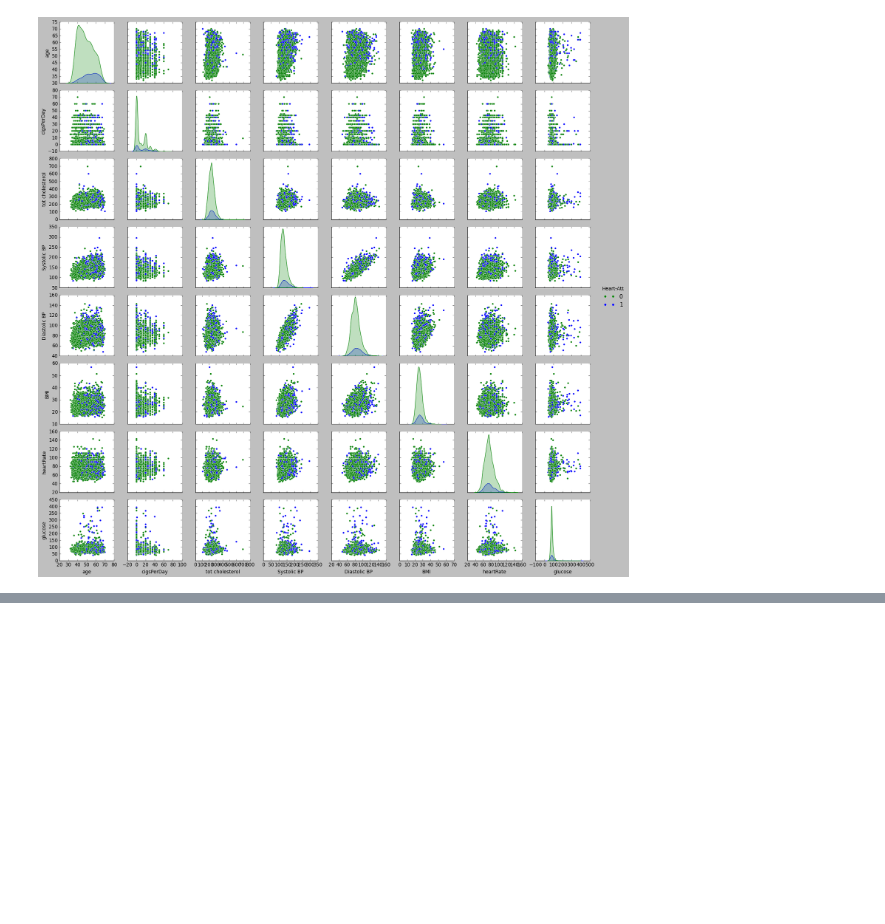
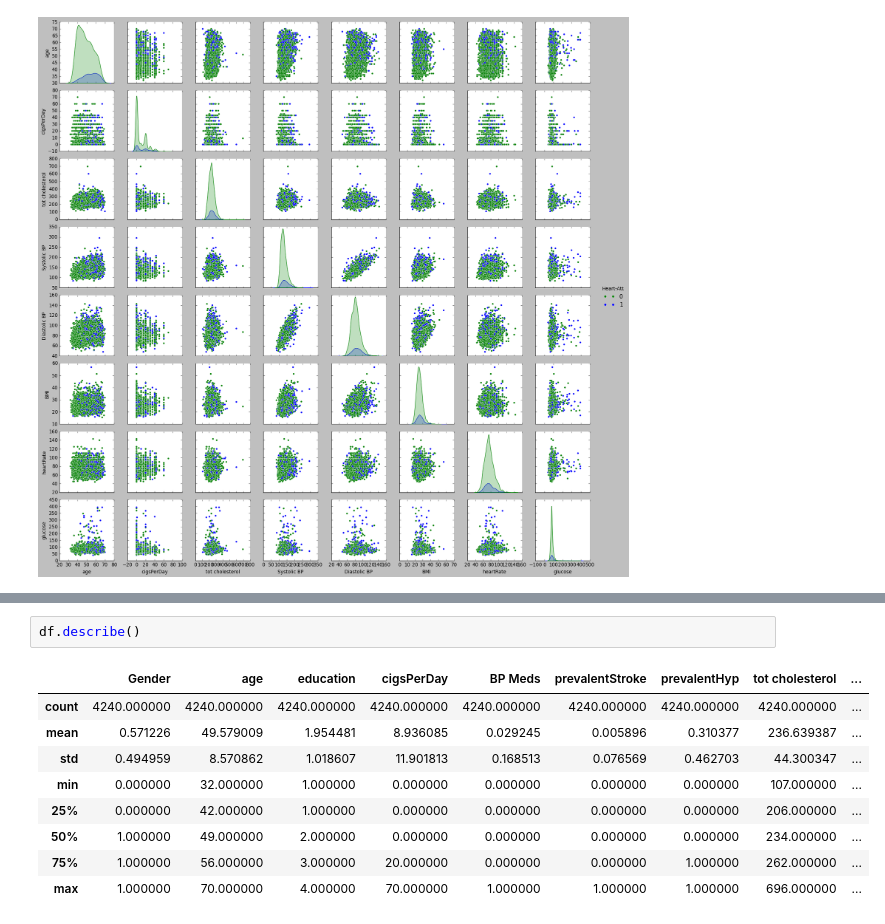
Before and after one commit to kumarideepali0402/AI-ML, a Jupyter notebook: practice.ipynb, the cells around one changed output, grey strips where cells are left out. Cells and saved outputs as stored; diff of their text form; blank space fills up the shorter version.

```diff
--- a/practice.ipynb
+++ b/practice.ipynb
@@ -316,0 +367,12 @@ sns.pairplot(df[num+["Heart-Att"]],hue="Heart-Att",palette=["green","blue"])
+# %%
+df.describe()
+# %% [output]
+|  | Gender | age | education | cigsPerDay | BP Meds | prevalentStroke | prevalentHyp | tot cholesterol | ... |
+| count | 4240.000000 | 4240.000000 | 4240.000000 | 4240.000000 | 4240.000000 | 4240.000000 | 4240.000000 | 4240.000000 | ... |
+| mean | 0.571226 | 49.579009 | 1.954481 | 8.936085 | 0.029245 | 0.005896 | 0.310377 | 236.639387 | ... |
+| std | 0.494959 | 8.570862 | 1.018607 | 11.901813 | 0.168513 | 0.076569 | 0.462703 | 44.300347 | ... |
+| min | 0.000000 | 32.000000 | 1.000000 | 0.000000 | 0.000000 | 0.000000 | 0.000000 | 107.000000 | ... |
+| 25% | 0.000000 | 42.000000 | 1.000000 | 0.000000 | 0.000000 | 0.000000 | 0.000000 | 206.000000 | ... |
+| 50% | 1.000000 | 49.000000 | 2.000000 | 0.000000 | 0.000000 | 0.000000 | 0.000000 | 234.000000 | ... |
+| 75% | 1.000000 | 56.000000 | 3.000000 | 20.000000 | 0.000000 | 0.000000 | 1.000000 | 262.000000 | ... |
+| max | 1.000000 | 70.000000 | 4.000000 | 70.000000 | 1.000000 | 1.000000 | 1.000000 | 696.000000 | ... |
```
Also changed, not shown: parts of 10 cells of this notebook, 2 other files.
